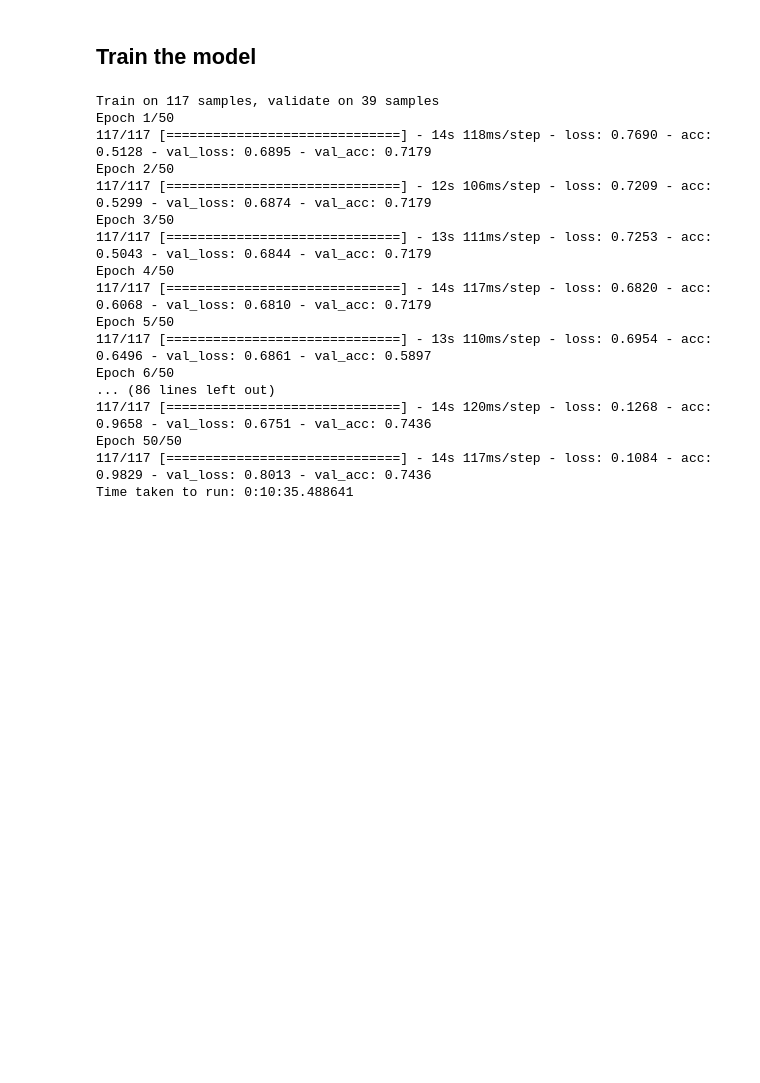
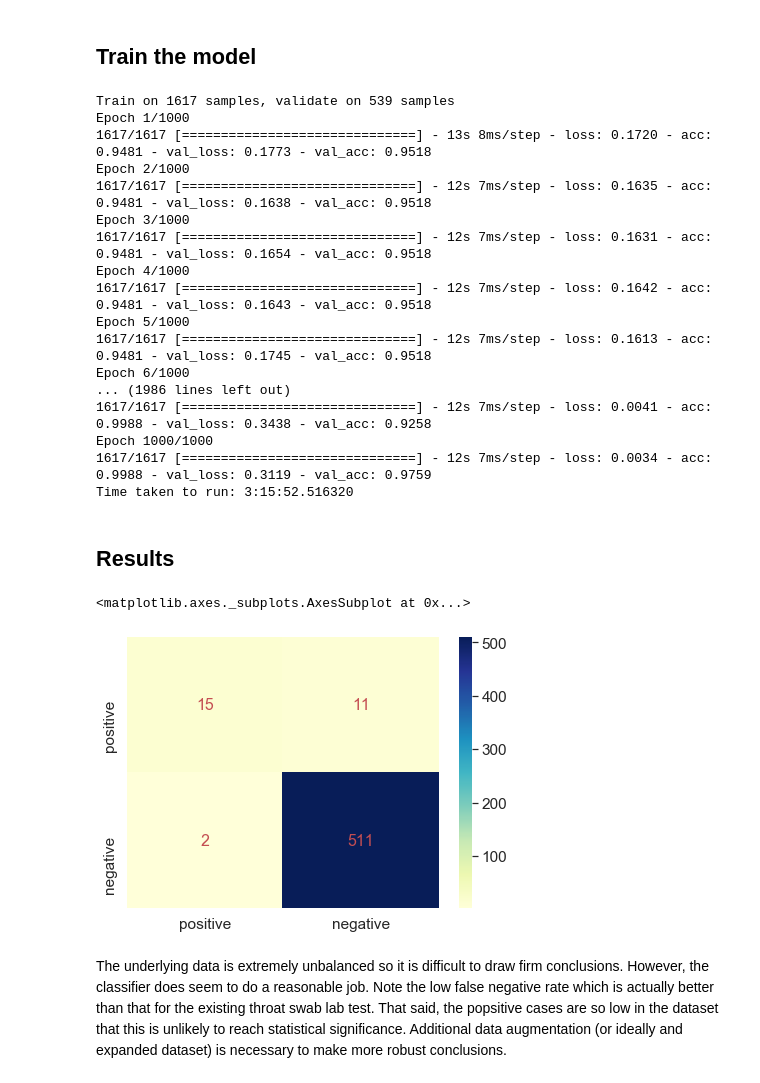
Before and after one commit to Alex-Hall-Data/covid19-anomaly-detection, a Jupyter notebook: Mixed-input-classifier.ipynb, the cells around one changed output. Cells and saved outputs as stored; diff of their text form; code cells hidden in the pictures; blank space fills up the shorter version.

Commit message:
added trained mixed input classifier

```diff
--- a/Mixed-input-classifier.ipynb
+++ b/Mixed-input-classifier.ipynb
@@ -40,7 +50,7 @@ Here we combine the csv tables and the raw images and assign all non-covid scans
 # %%
 path = Path('D:\\data_science\\datasets\\coronahack')
 sourcepath = path / 'source'
-dfpath     = sourcepath / 'covid-chestxray-dataset.csv'
+dfpath     = sourcepath / 'full_dataset.csv'
 
 df1 = pd.read_csv(dfpath)
 #sort alphabetically by image name - this will ensure the images and metadata are in the same order
@@ -171,30 +174,58 @@ model1 = Model(inputs=[mlp.input, cnn.input], outputs=x)
 
 start = datetime.datetime.now()
 
+LR = 1e-4
 # compile the model
-opt = Adam(lr=1e-3, decay=1e-3 / 200)
+opt = Adam(lr=LR, decay=LR / 200)
 model1.compile(loss="binary_crossentropy", metrics=['acc'], optimizer=opt)
 
 # train the model
-model1_history = model1.fit([trainAttrX, trainImagesX], trainY, validation_data=([testAttrX, testImagesX], testY), epochs=50, batch_size=10)
-
+model1_history = model1.fit([trainAttrX, trainImagesX],
+                            trainY,
+                            validation_data=([testAttrX, testImagesX],testY),
+                            epochs=1000,
+                            batch_size=10)
+model1.save ("mixed_input_classifier.h5")
 end = datetime.datetime.now()
 print("Time taken to run:", end-start)
 # %% [output]
-Train on 117 samples, validate on 39 samples
-Epoch 1/50
-117/117 [==============================] - 14s 118ms/step - loss: 0.7690 - acc: 0.5128 - val_loss: 0.6895 - val_acc: 0.7179
-Epoch 2/50
-117/117 [==============================] - 12s 106ms/step - loss: 0.7209 - acc: 0.5299 - val_loss: 0.6874 - val_acc: 0.7179
-Epoch 3/50
-117/117 [==============================] - 13s 111ms/step - loss: 0.7253 - acc: 0.5043 - val_loss: 0.6844 - val_acc: 0.7179
-Epoch 4/50
-117/117 [==============================] - 14s 117ms/step - loss: 0.6820 - acc: 0.6068 - val_loss: 0.6810 - val_acc: 0.7179
-Epoch 5/50
-117/117 [==============================] - 13s 110ms/step - loss: 0.6954 - acc: 0.6496 - val_loss: 0.6861 - val_acc: 0.5897
-Epoch 6/50
-... (86 lines left out)
-117/117 [==============================] - 14s 120ms/step - loss: 0.1268 - acc: 0.9658 - val_loss: 0.6751 - val_acc: 0.7436
-Epoch 50/50
-117/117 [==============================] - 14s 117ms/step - loss: 0.1084 - acc: 0.9829 - val_loss: 0.8013 - val_acc: 0.7436
-Time taken to run: 0:10:35.488641
+Train on 1617 samples, validate on 539 samples
+Epoch 1/1000
+1617/1617 [==============================] - 13s 8ms/step - loss: 0.1720 - acc: 0.9481 - val_loss: 0.1773 - val_acc: 0.9518
+Epoch 2/1000
+1617/1617 [==============================] - 12s 7ms/step - loss: 0.1635 - acc: 0.9481 - val_loss: 0.1638 - val_acc: 0.9518
+Epoch 3/1000
+1617/1617 [==============================] - 12s 7ms/step - loss: 0.1631 - acc: 0.9481 - val_loss: 0.1654 - val_acc: 0.9518
+Epoch 4/1000
+1617/1617 [==============================] - 12s 7ms/step - loss: 0.1642 - acc: 0.9481 - val_loss: 0.1643 - val_acc: 0.9518
+Epoch 5/1000
+1617/1617 [==============================] - 12s 7ms/step - loss: 0.1613 - acc: 0.9481 - val_loss: 0.1745 - val_acc: 0.9518
+Epoch 6/1000
+... (1986 lines left out)
+1617/1617 [==============================] - 12s 7ms/step - loss: 0.0041 - acc: 0.9988 - val_loss: 0.3438 - val_acc: 0.9258
+Epoch 1000/1000
+1617/1617 [==============================] - 12s 7ms/step - loss: 0.0034 - acc: 0.9988 - val_loss: 0.3119 - val_acc: 0.9759
+Time taken to run: 3:15:52.516320
+# %% [markdown]
+## Results
+# %%
+predictions = np.round(model1.predict([testAttrX, testImagesX])).flatten().tolist()
+actuals = testY.tolist()
+# %%
+from sklearn.metrics import confusion_matrix
+import seaborn as sn
+
+cm = confusion_matrix(actuals,predictions, labels=[1,0])
+
+df_cm = pd.DataFrame(cm, index = ['positive','negative'],
+                  columns = ['positive','negative'])
+
+plt.figure(figsize = (7,5))
+
+sn.set(font_scale=1.4)#for label size
+sn.heatmap(df_cm, annot=True, fmt="d", cmap="YlGnBu",annot_kws={"size": 16, "color":'r'})
+# %% [output]
+<matplotlib.axes._subplots.AxesSubplot at 0x...>
+[figure, added]
+# %% [markdown]
+The underlying data is extremely unbalanced so it is difficult to draw firm conclusions. However, the classifier does seem to do a reasonable job. Note the low false negative rate which is actually better than that for the existing throat swab lab test. That said, the popsitive cases are so low in the dataset that this is unlikely to reach statistical significance. Additional data augmentation (or ideally and expanded dataset) is necessary to make more robust conclusions.
```
Also changed, not shown: parts of 6 cells of this notebook, 2 other files.
